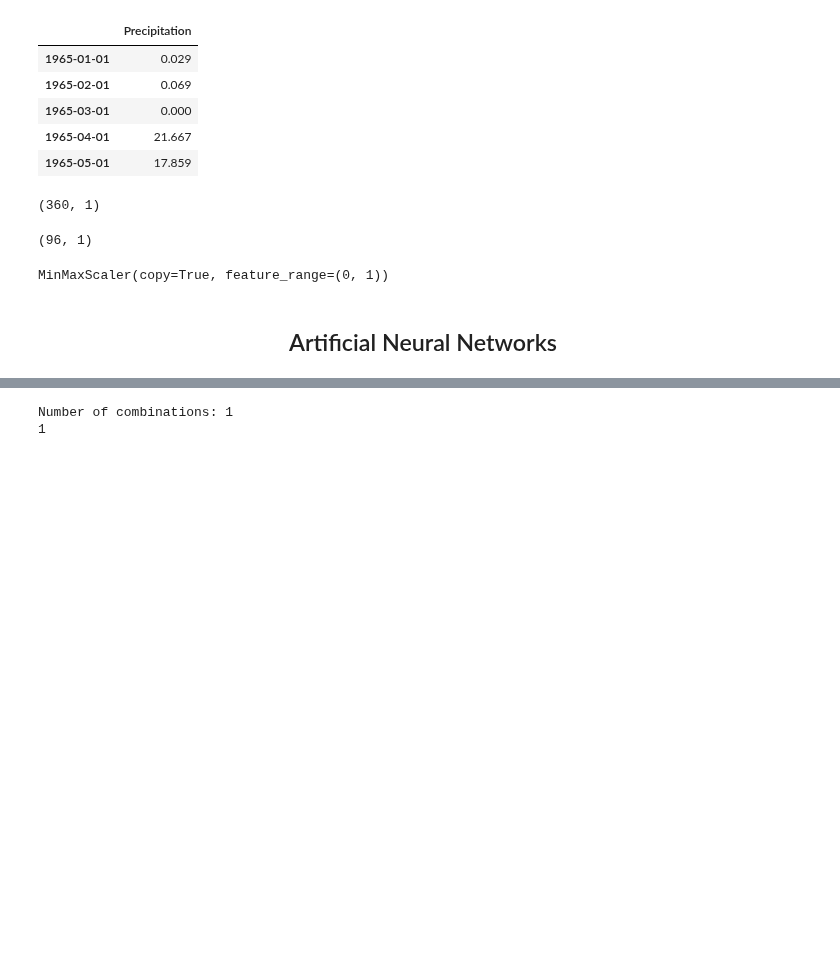
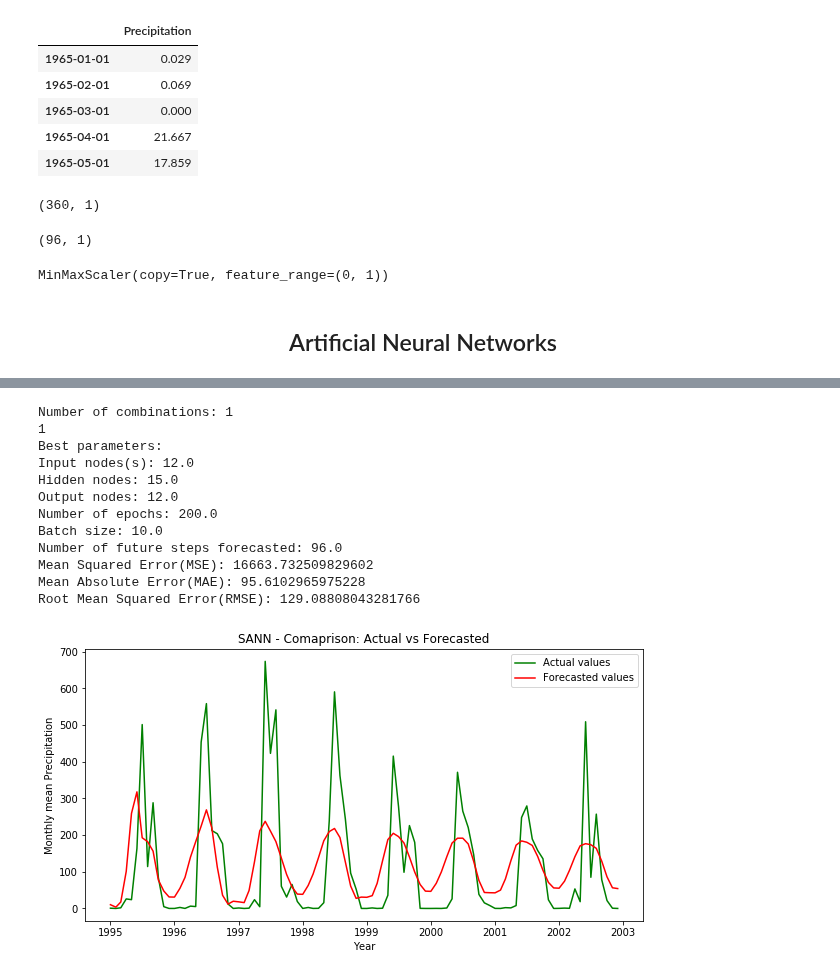
Before and after one commit to Abhishekmamidi123/Time-Series-Forecasting, a Jupyter notebook: Pune_precipitation_analyis_1972_to_2002/Artificial_Neural_Networks.ipynb, the cells around one changed output, grey strips where cells are left out. Drawn from its saved outputs; the diff is of its cells as text; code cells hidden in the pictures; blank space fills up the shorter version.

```diff
--- a/Pune_precipitation_analyis_1972_to_2002/Artificial_Neural_Networks.ipynb
+++ b/Pune_precipitation_analyis_1972_to_2002/Artificial_Neural_Networks.ipynb
@@ -392,9 +439,20 @@ Number of combinations: 1
 # %%
 # seasonal_period, hidden_nodes, epochs, batch_size, future_steps
 
-parameters = [[12], [15], [200], [10], [60]]
+parameters = [[12], [15], [200], [10], [96]]
 information_SANN_df = get_accuracies_SANN(rainfall_data, test_rainfall_data, parameters, scaler)
-optimized_params = analyze_results(information_SANN_df, test_rainfall_data)
+optimized_params_SANN = analyze_results(information_SANN_df, test_rainfall_data, 'SANN')
 # %% [output]
 Number of combinations: 1
 1
+Best parameters:
+Input nodes(s): 12.0
+Hidden nodes: 15.0
+Output nodes: 12.0
+Number of epochs: 200.0
+Batch size: 10.0
+Number of future steps forecasted: 96.0
+Mean Squared Error(MSE): 16663.732509829602
+Mean Absolute Error(MAE): 95.6102965975228
+Root Mean Squared Error(RMSE): 129.08808043281766
+[figure, added]
```
Also changed, not shown: parts of 8 cells of this notebook.
